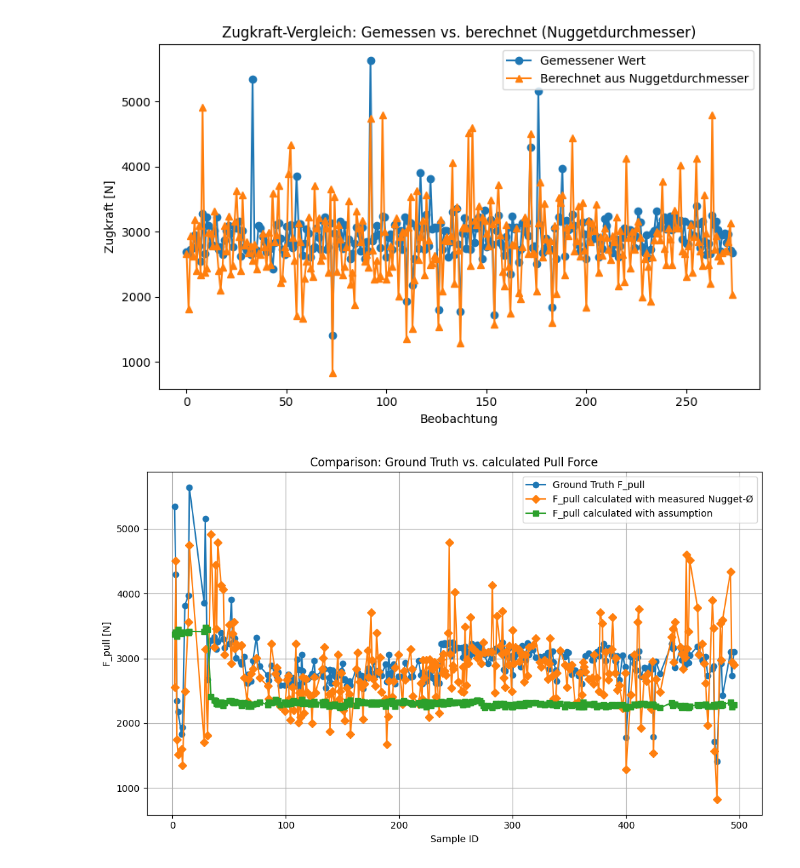
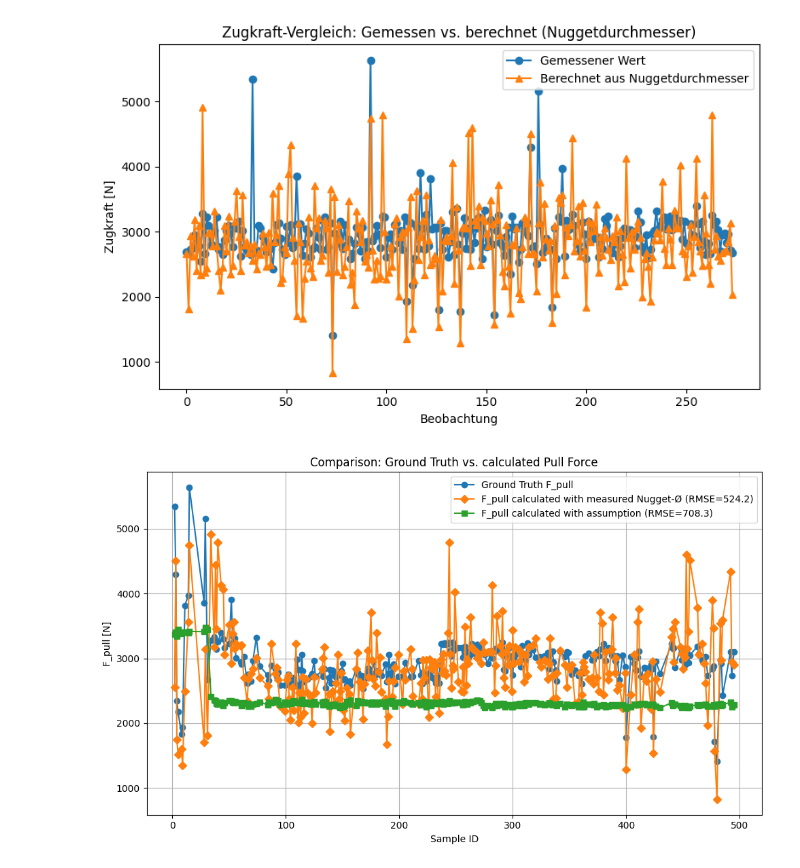
Before and after one commit to SamuelRusch/tabpfn-industrial-eval, a Jupyter notebook: calculating_Fpull.ipynb, the cells around one changed output. Drawn from its saved outputs; the diff is of its cells as text; code cells hidden in the pictures.

```diff
--- a/calculating_Fpull.ipynb
+++ b/calculating_Fpull.ipynb
@@ -220,33 +220,37 @@ df = pd.read_csv("data/train_data.csv")
 # Konstante Scherfestigkeit
 tau = 292  # N/mm²
 
 df["Thickness_min (mm)"] = df[["Thickness A (mm)", "Thickness B (mm)"]].min(axis=1)
 
 # Berechnete Zugkraft basierend auf Nuggetdurchmesser
 df["F_pull_from_nugget"] = (np.pi / 4) * df["NuggetDiameter (mm)"] ** 2 * tau
 
 # Berechnete Zugkraft basierend auf Gesamtdicke
 df["F_pull_from_thickness"] = (np.pi / 4) * (4 * np.sqrt(df["Thickness_min (mm)"])) ** 2 * tau
 
+# RMSE berechnen
+rmse_nugget = np.sqrt(np.mean((df["PullTest (N)"] - df["F_pull_from_nugget"])**2))
+rmse_thickness = np.sqrt(np.mean((df["PullTest (N)"] - df["F_pull_from_thickness"])**2))
+
 # Nach Sample ID sortieren
 df_sorted = df.sort_values("Sample ID")
 
 # Optional: neuen Datensatz mit berechneten Werten speichern
 df_sorted.to_csv("data/train_data_with_all_fpull.csv", index=False)
 
 # Plot
 plt.figure(figsize=(10, 6))
 plt.plot(df_sorted["Sample ID"], df_sorted["PullTest (N)"], label="Ground Truth F_pull", marker='o')
-plt.plot(df_sorted["Sample ID"], df_sorted["F_pull_from_nugget"], label="F_pull calculated with measured Nugget-Ø", marker='D')
-plt.plot(df_sorted["Sample ID"], df_sorted["F_pull_from_thickness"], label="F_pull calculated with assumption", marker='s')
+plt.plot(df_sorted["Sample ID"], df_sorted["F_pull_from_nugget"], label=f"F_pull calculated with measured Nugget-Ø (RMSE={rmse_nugget:.1f})", marker='D')
+plt.plot(df_sorted["Sample ID"], df_sorted["F_pull_from_thickness"], label=f"F_pull calculated with assumption (RMSE={rmse_thickness:.1f})", marker='s')
 
 plt.xlabel("Sample ID")
 plt.ylabel("F_pull [N]")
 plt.title("Comparison: Ground Truth vs. calculated Pull Force")
 plt.legend()
 plt.grid(True)
 plt.tight_layout()
 plt.savefig("vergleich_fpull_berechnungen.png")
 plt.show()
 # %% [output]
-[figure, old version]
+[figure, new version]
```
Also changed, not shown: parts of 1 cell of this notebook, 17 other files.
